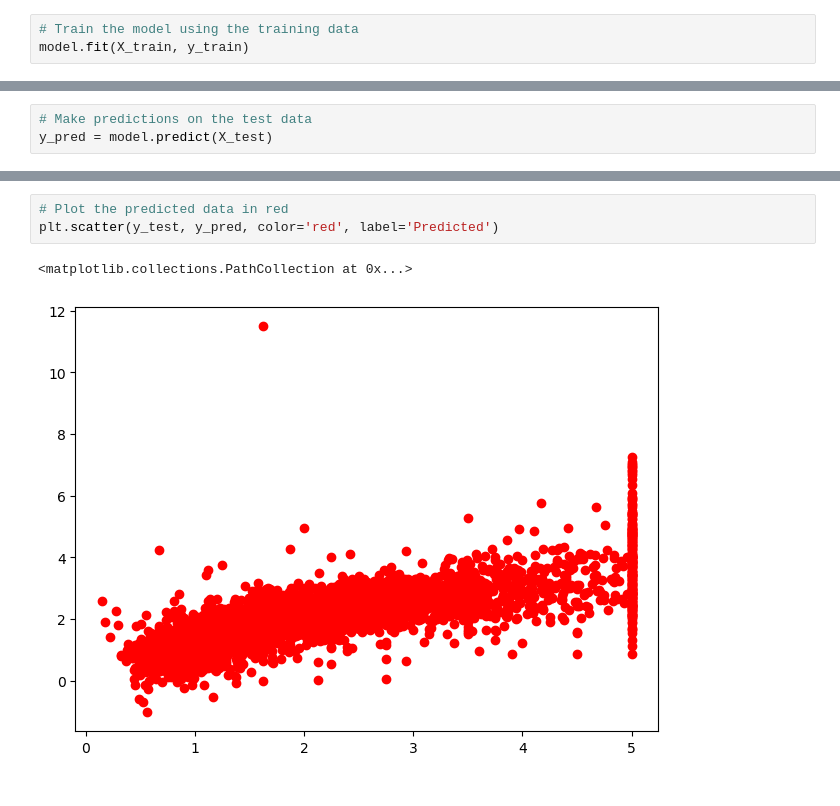
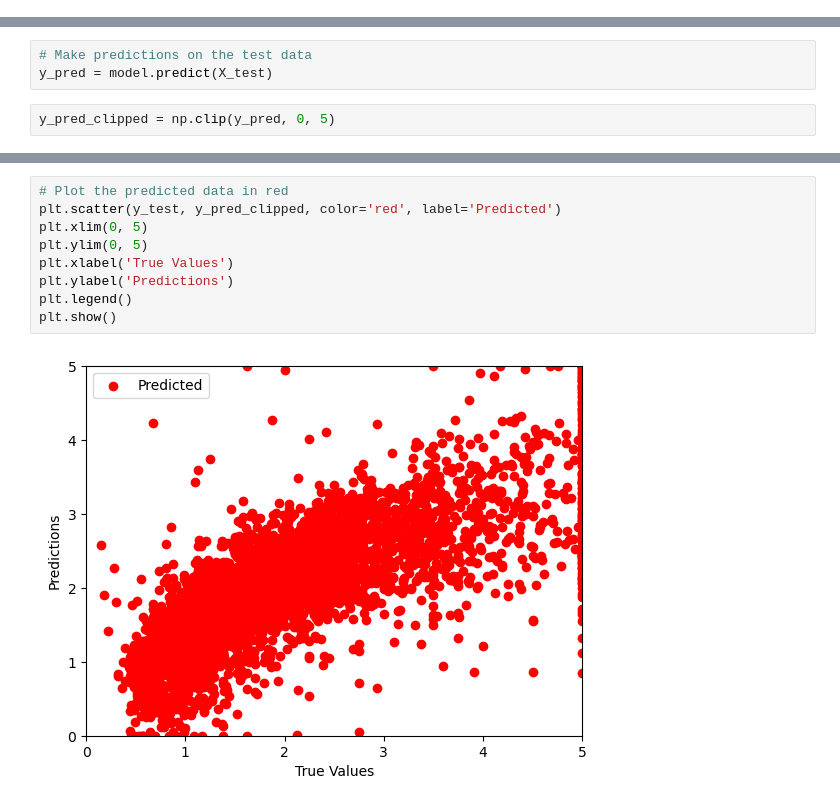
Before and after one commit to Arin2021/Housing-Price-Prediction, a Jupyter notebook: HousingPrice.ipynb, the cells around one changed output, grey strips where cells are left out. Drawn from its saved outputs; the diff is of its cells as text.

```diff
--- a/HousingPrice.ipynb
+++ b/HousingPrice.ipynb
@@ -25,6 +25,3 @@ model = LinearRegression()
 model.fit(X_train, y_train)
 # %% [output]
 LinearRegression()
-# %%
-# Train the model using the training data
-model.fit(X_train, y_train)
@@ -33,5 +28,7 @@ LinearRegression()
 # %%
 # Make predictions on the test data
 y_pred = model.predict(X_test)
+# %%
+y_pred_clipped = np.clip(y_pred, 0, 5)
 # %%
 # Calculate the mean squared error and R-squared (coefficient of determination)
@@ -52,6 +55,11 @@ plt.plot(y_test, y_test, color='blue', label='Actual')
 # %%
 # Plot the predicted data in red
-plt.scatter(y_test, y_pred, color='red', label='Predicted')
+plt.scatter(y_test, y_pred_clipped, color='red', label='Predicted')
+plt.xlim(0, 5)
+plt.ylim(0, 5)
+plt.xlabel('True Values')
+plt.ylabel('Predictions')
+plt.legend()
+plt.show()
 # %% [output]
-<matplotlib.collections.PathCollection at 0x...>
-[figure, old version]
+[figure, new version]
```
Also changed, not shown: parts of 4 cells of this notebook.
